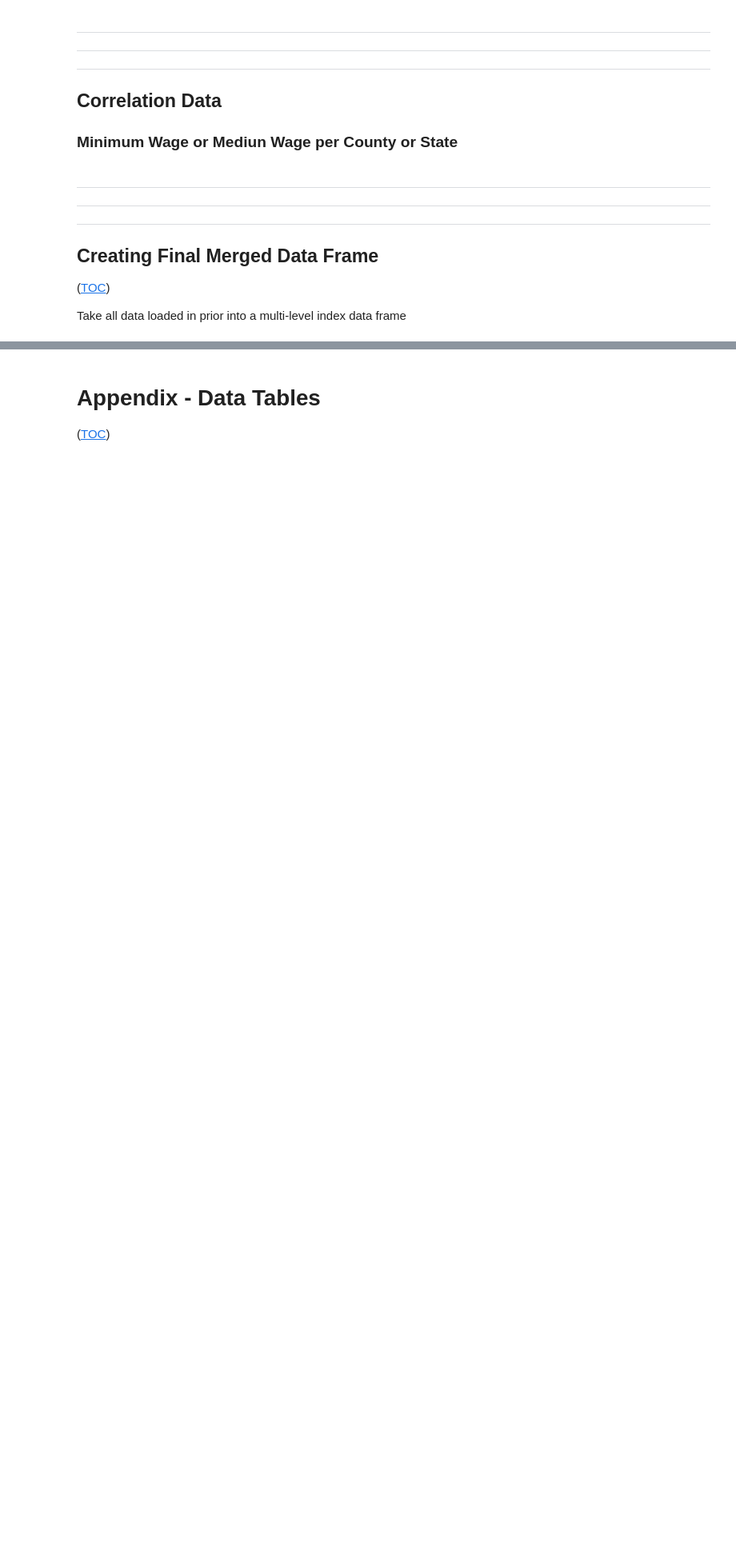
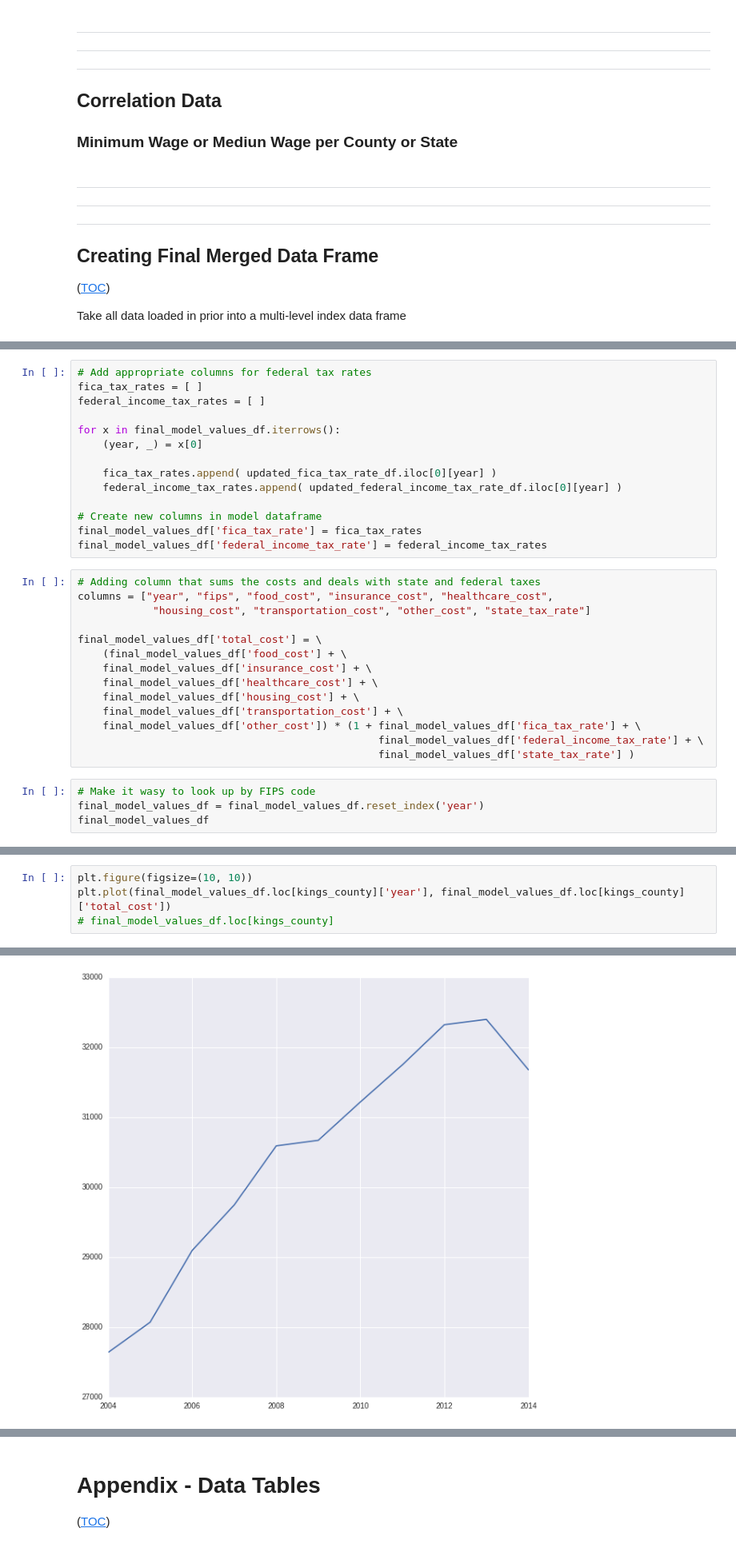
Before and after one commit to jquacinella/LivingWageModelExtension, a Jupyter notebook: Master's Thesis.ipynb, the cells around one changed output, grey strips where cells are left out. Shown at 80% size. Cells and saved outputs as stored; diff of their text form; blank space fills up the shorter version.

Commit message:
Finally have data loaded. Will work on more visualizations . Updated progress

```diff
--- a/Master's Thesis.ipynb
+++ b/Master's Thesis.ipynb
@@ -943,0 +957,32 @@ State tax issue with GU and 2014
+# %%
+# Add appropriate columns for federal tax rates
+fica_tax_rates = [ ]
+federal_income_tax_rates = [ ]
+
+for x in final_model_values_df.iterrows():
+    (year, _) = x[0]
+
+    fica_tax_rates.append( updated_fica_tax_rate_df.iloc[0][year] )
+    federal_income_tax_rates.append( updated_federal_income_tax_rate_df.iloc[0][year] )
+
+# Create new columns in model dataframe
+final_model_values_df['fica_tax_rate'] = fica_tax_rates
+final_model_values_df['federal_income_tax_rate'] = federal_income_tax_rates
+# %%
+# Adding column that sums the costs and deals with state and federal taxes
+columns = ["year", "fips", "food_cost", "insurance_cost", "healthcare_cost",
+            "housing_cost", "transportation_cost", "other_cost", "state_tax_rate"]
+
+final_model_values_df['total_cost'] = \
+    (final_model_values_df['food_cost'] + \
+    final_model_values_df['insurance_cost'] + \
+    final_model_values_df['healthcare_cost'] + \
+    final_model_values_df['housing_cost'] + \
+    final_model_values_df['transportation_cost'] + \
+    final_model_values_df['other_cost']) * (1 + final_model_values_df['fica_tax_rate'] + \
+                                                final_model_values_df['federal_income_tax_rate'] + \
+                                                final_model_values_df['state_tax_rate'] )
+# %%
+# Make it wasy to look up by FIPS code
+final_model_values_df = final_model_values_df.reset_index('year')
+final_model_values_df
@@ -953,0 +1023,5 @@ Create visualizations on:
+# %%
+plt.figure(figsize=(10, 10))
+plt.plot(final_model_values_df.loc[kings_county]['year'], final_model_values_df.loc[kings_county]['total_cost'])
+# final_model_values_df.loc[kings_county]
+# %% [output]
@@ -953,0 +1029 @@ Create visualizations on:
+[figure, added]
```
Also changed, not shown: parts of 17 cells of this notebook, 1 other file.
